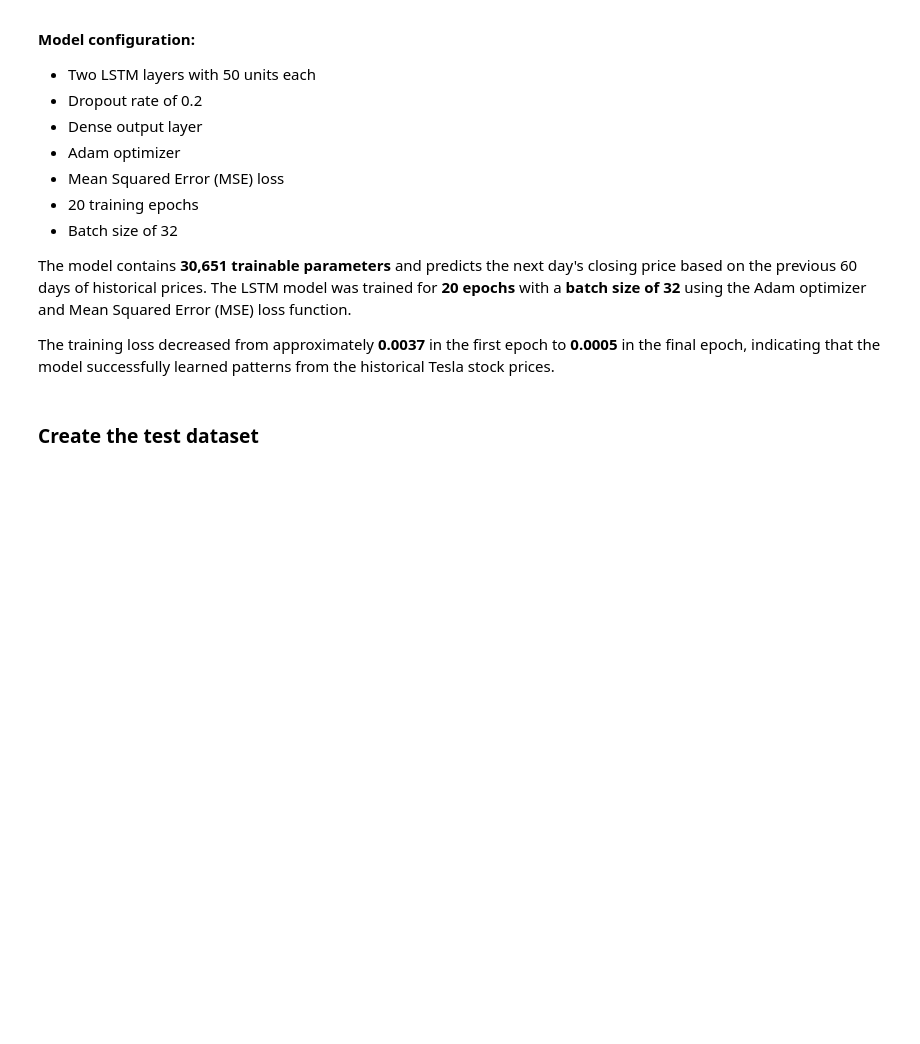
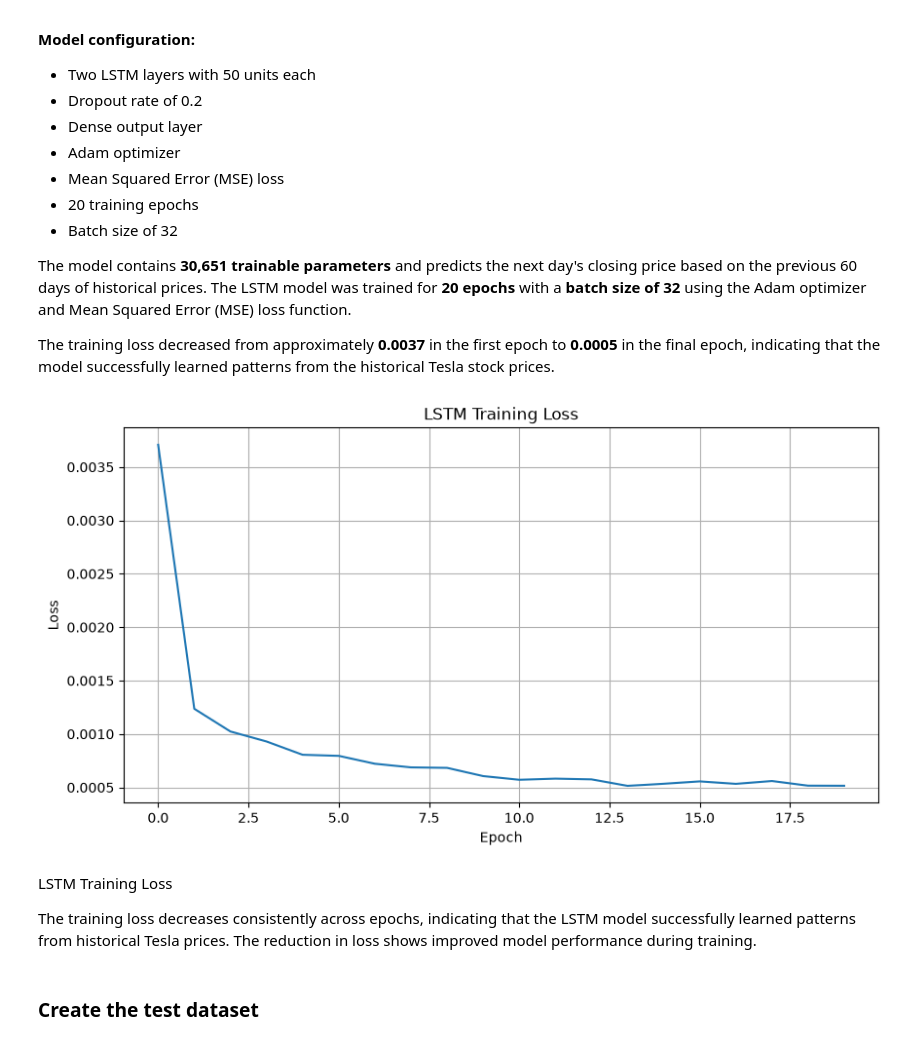
Before and after one commit to hawaebrahimhamid-png/portfolio-optimization, a Jupyter notebook: notebooks/task2_modeling.ipynb, the cells around one changed output. Saved outputs shown, nothing was run; the diff lists cells and outputs as text; code cells hidden in the pictures; blank space fills up the shorter version.

```diff
--- a/notebooks/task2_modeling.ipynb
+++ b/notebooks/task2_modeling.ipynb
@@ -491,7 +425,7 @@ df.head()
 | 2015-01-07 | 14.223333 | 14.318667 | 13.985333 | 14.063333 | 44526000 | TSLA |
 | 2015-01-08 | 14.187333 | 14.253333 | 14.000667 | 14.041333 | 51637500 | TSLA |
 # %%
-close_prices = df[['Close']]
+close_prices = tsla[['Close']]
 # %%
 close_prices.head()
 # %% [output]
@@ -682,6 +568,25 @@ The model contains **30,651 trainable parameters** and predicts the next day's c
 The LSTM model was trained for **20 epochs** with a **batch size of 32** using the Adam optimizer and Mean Squared Error (MSE) loss function.
 
 The training loss decreased from approximately **0.0037** in the first epoch to **0.0005** in the final epoch, indicating that the model successfully learned patterns from the historical Tesla stock prices.
+# %%
+## Plot LSTM Training Loss
+
+plt.figure(figsize=(10,5))
+
+plt.plot(history.history["loss"])
+
+plt.title("LSTM Training Loss")
+plt.xlabel("Epoch")
+plt.ylabel("Loss")
+
+plt.grid(True)
+plt.show()
+# %% [output]
+[figure, added]
+# %% [markdown]
+ LSTM Training Loss
+
+The training loss decreases consistently across epochs, indicating that the LSTM model successfully learned patterns from historical Tesla prices. The reduction in loss shows improved model performance during training.
 # %% [markdown]
 ### Create the test dataset
 # %%
```
Also changed, not shown: parts of 24 cells of this notebook, 5 other files.
